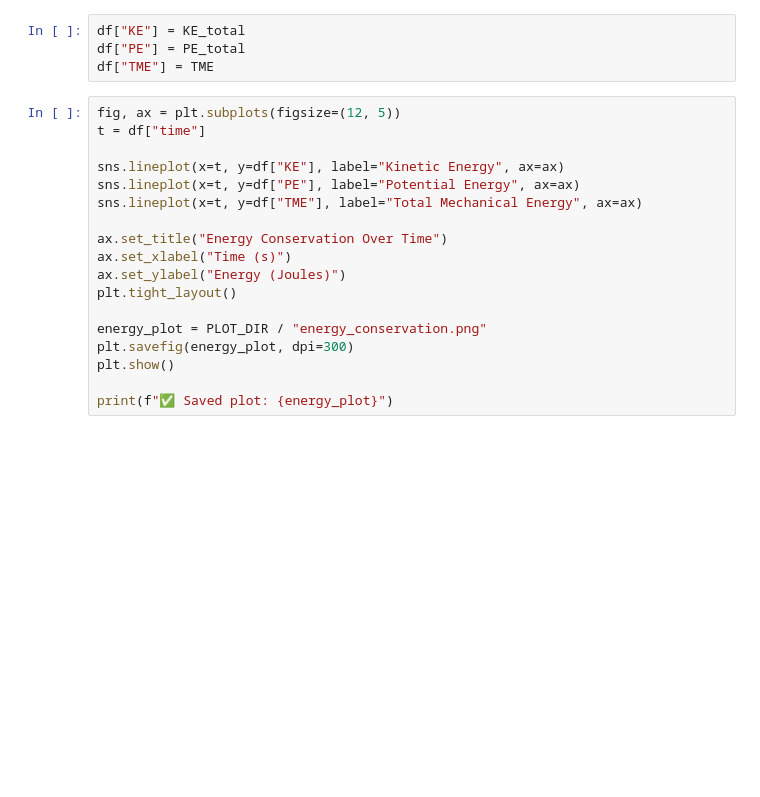
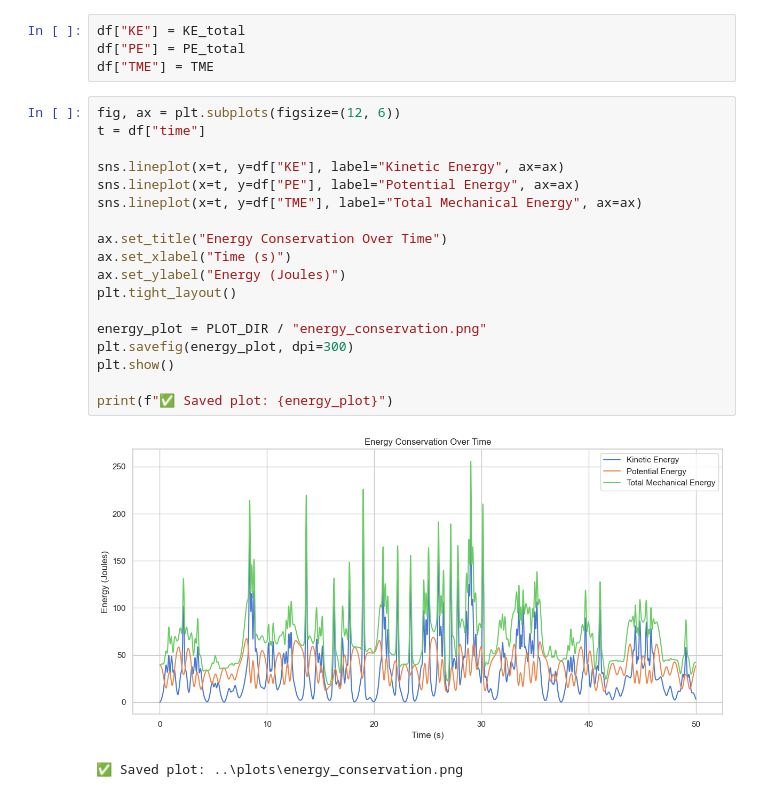
Before and after one commit to jobet1130/double_pendulum_project, a Jupyter notebook: notebooks/05_Compute_Energy_Conservation.ipynb, the cells around one changed output. Saved outputs shown, nothing was run; the diff lists cells and outputs as text; blank space fills up the shorter version.

```diff
--- a/notebooks/05_Compute_Energy_Conservation.ipynb
+++ b/notebooks/05_Compute_Energy_Conservation.ipynb
@@ -57,23 +64,26 @@ df["KE"] = KE_total
 df["PE"] = PE_total
 df["TME"] = TME
 # %%
-fig, ax = plt.subplots(figsize=(12, 5))
+fig, ax = plt.subplots(figsize=(12, 6))
 t = df["time"]
 
 sns.lineplot(x=t, y=df["KE"], label="Kinetic Energy", ax=ax)
 sns.lineplot(x=t, y=df["PE"], label="Potential Energy", ax=ax)
 sns.lineplot(x=t, y=df["TME"], label="Total Mechanical Energy", ax=ax)
 
 ax.set_title("Energy Conservation Over Time")
 ax.set_xlabel("Time (s)")
 ax.set_ylabel("Energy (Joules)")
 plt.tight_layout()
 
 energy_plot = PLOT_DIR / "energy_conservation.png"
 plt.savefig(energy_plot, dpi=300)
 plt.show()
 
 print(f"✅ Saved plot: {energy_plot}")
+# %% [output]
+[figure, added]
+✅ Saved plot: ..\plots\energy_conservation.png
 # %%
 energy_stats = {
     "KE_mean": np.mean(KE_total),
```
Also changed, not shown: parts of 2 cells of this notebook, 4 other files.
